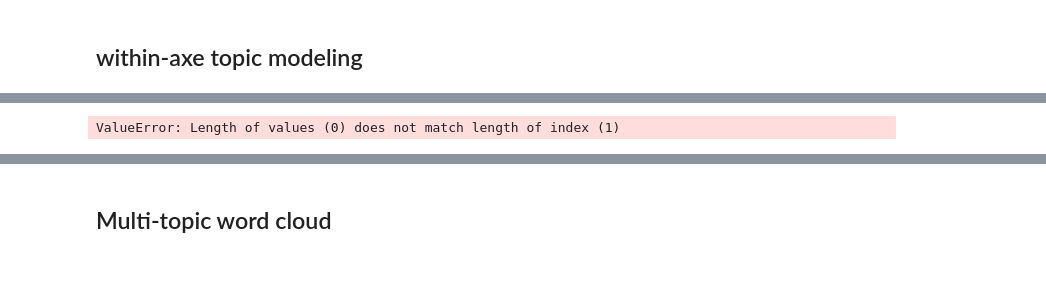
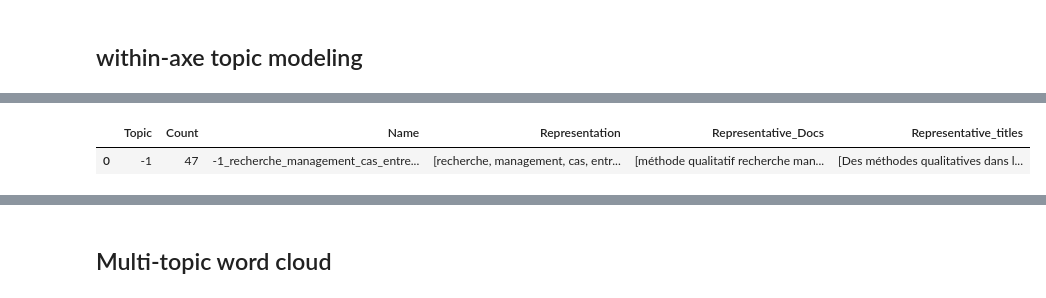
Before and after one commit to yeliu-dh/hal_insight, a Jupyter notebook: notebooks/test_topic.ipynb, the cells around one changed output, grey strips where cells are left out. Drawn from its saved outputs; the diff is of its cells as text; code cells hidden in the pictures; blank space fills up the shorter version.

```diff
--- a/notebooks/test_topic.ipynb
+++ b/notebooks/test_topic.ipynb
@@ -352,4 +346,0 @@ topic_model3=get_topics_per_axe(df, axe_id="3", min_topic_size=20)
-# %%
-importlib.reload(topic_modeling)
-from utils.topic_modeling import preprocess_df_for_topic_modeling,  get_topics_per_axe
-topic_model4, topic_info4=get_topics_per_axe(df, axe_id="4", min_topic_size=5)
@@ -370,0 +353,12 @@ topic_model4, topic_info4=get_topics_per_axe(df, axe_id="4", min_topic_size=5)
+# %%
+
+axe_id=["3"]
+min_topic_size=30
+N_WORDS=5
+#---------------------------------------------
+df=preprocess_df_for_topic_modeling(df_predicted)
+topic_model=get_topics_per_axe(df, axe_id=axe_id,col_text='clean_text', min_topic_size=min_topic_size)
+topic_info = topic_model.get_topic_info()
+display(topic_info.head())
+from utils.topic_modeling import generate_topics_keywords_scatterplot
+fig=generate_topics_keywords_scatterplot(topic_model, df, col_text="clean_text",axe_id=axe_id, N_WORDS = N_WORDS)
@@ -371,34 +585,37 @@ topic_model4, topic_info4=get_topics_per_axe(df, axe_id="4", min_topic_size=5)
 # %%
 
 topic_model=topic_model4
 topic_info=topic_info4
 
 axe_id='4'
 df_axe = df[df['axe_list'].apply(lambda x: axe_id in x)].copy()
+#=================================================
+rep_titles = []
+
+for topic_id in topic_info['Topic']:
+    rep_docs = topic_model.get_representative_docs(topic_id)  # 或使用 topic_info['Representative_Docs']
+    df_rep = df_axe[df_axe['clean_text'].isin(rep_docs)]
+    titles = df_rep['title_s'].tolist()
+    rep_titles.append(titles)
+
+topic_info['Representative_titles'] = rep_titles
+display(topic_info)
 
 
-rep_docs=topic_info['Representative_Docs']
-print(len(rep_docs))
 
-df_axe_rep=df_axe[df_axe['clean_text'].isin(rep_docs)]
-topic_info['Representative_titles']=df_axe_rep['title_s'].to_list()
-display(topic_info)
 # topic_info=topic_info.merge(df_axe, left_on="Representative_Docs", right_on='clean_text', how='left')
 # display(topic_info)
 
 # rep_docs=topic_info['Representative_Docs'][0]
 # print(len(topic_info['Representative_Docs'][0]))
-
-
-
-
 
 
 # # print(type(rep_doc))
 
 # df_axe = df[df['axe_list'].apply(lambda x: axe_id in x)].copy()
 
 # df_axe_rep=df_axe[df_axe['clean_text'].isin(rep_docs)]
 # display(df_axe_rep)
 # %% [output]
-ValueError: Length of values (0) does not match length of index (1)
+|  | Topic | Count | Name | Representation | Representative_Docs | Representative_titles |
+| 0 | -1 | 47 | -1_recherche_management_cas_entre... | [recherche, management, cas, entr... | [méthode qualitatif recherche man... | [Des méthodes qualitatives dans l... |
```
Also changed, not shown: parts of 37 cells of this notebook, 6 other files.
